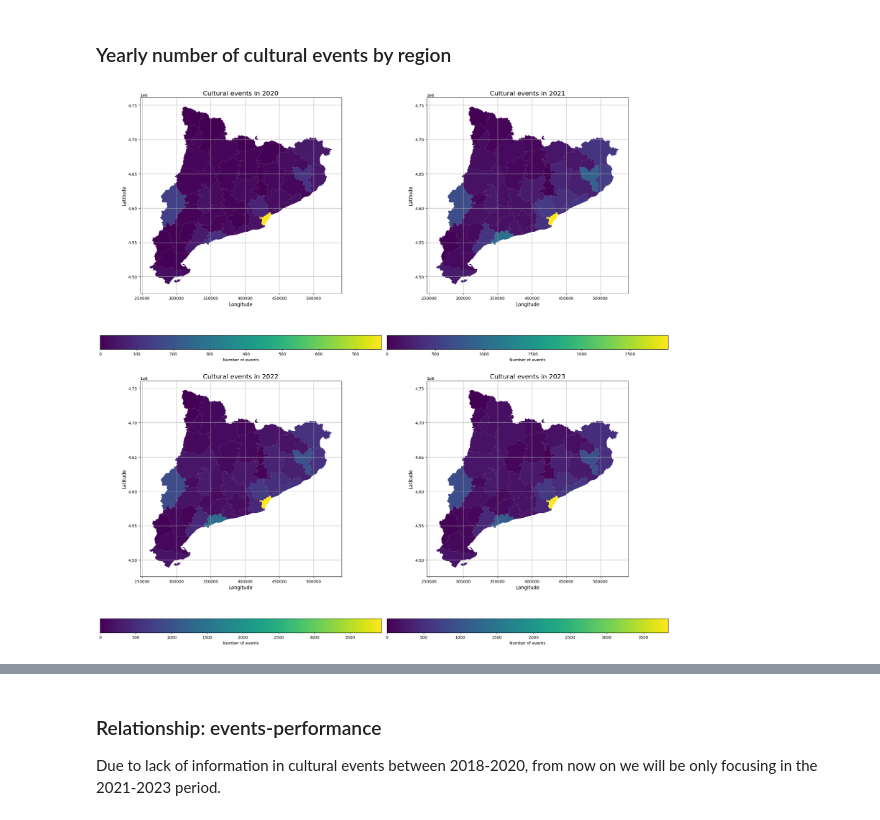
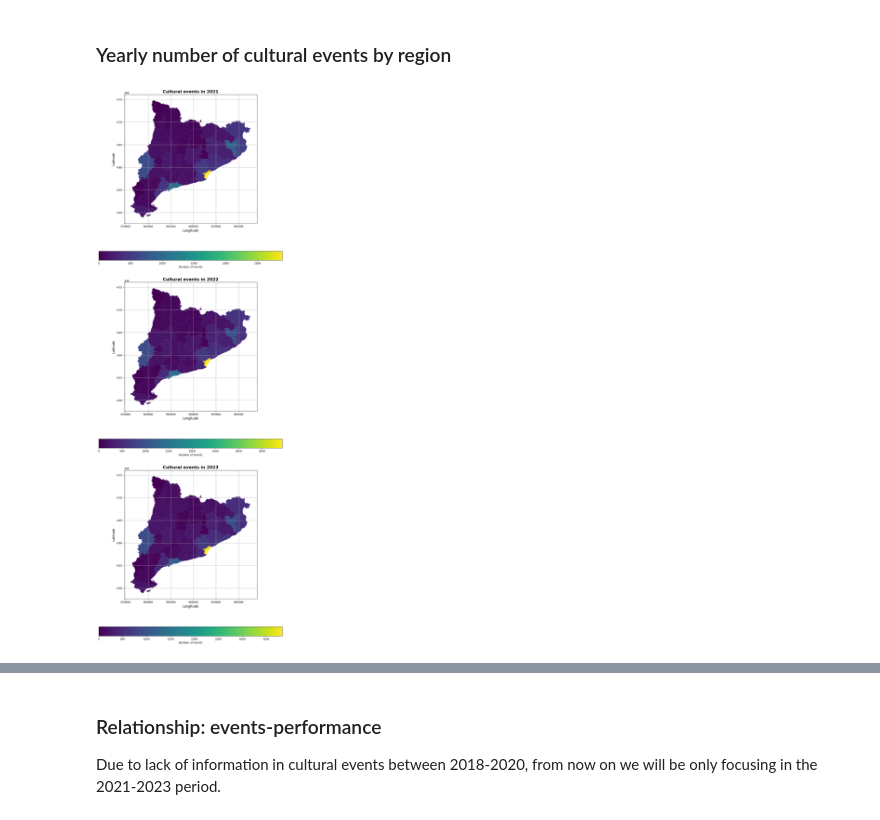
Before and after one commit to edejuan2002/avdm_Competecies, a Jupyter notebook: Performance vs cultural events/Cultura.ipynb, the cells around one changed output, grey strips where cells are left out. Drawn from its saved outputs; the diff is of its cells as text; code cells hidden in the pictures.

Commit message:
Final commit for the Cultura.ipyb

```diff
--- a/Performance vs cultural events/Cultura.ipynb
+++ b/Performance vs cultural events/Cultura.ipynb
@@ -242,8 +242,8 @@ maps = dir_list_cat[1]
 comarcas = gpd.read_file(f"../data/divisions-administratives/{maps}", crs="EPSG:4326")
 
 # Creating a subplot for each year
-years = [2020,2021, 2022, 2023]
-fig, axes = plt.subplots(2, 2, figsize=(20, 20))
+years = [2021, 2022, 2023]
+fig, axes = plt.subplots(3, 1, figsize=(10, 30))
 axes = axes.flatten()
 
 # Loop through each year and generate plots
@@ -261,35 +261,37 @@ for i, year in enumerate(years):
     df_year.loc[:, 'geometry'] = df_year.apply(lambda row: Point(row['longitud'], row['latitud']), axis=1)
     gdf_year = gpd.GeoDataFrame(df_year, geometry='geometry', crs='EPSG:4326')
 
 #Join comarques with the same name
     gdf_year = gdf_year.set_index('municipi').join(comarcas, how='left', rsuffix='_comarca')
     grouped = gdf_year.groupby(gdf_year.index).size().reset_index(name='event_count')
     grouped = grouped.rename(columns={'municipi': 'NOMCOMAR'})
 
 # Join with the shapefile
     comarcas = comarcas.reset_index().set_index('NOMCOMAR')
     grouped = grouped.set_index('NOMCOMAR')
     comarcas = comarcas.join(grouped, how='left')
     comarcas['event_count'] = comarcas['event_count'].fillna(0)
 
     comarcas = gpd.GeoDataFrame(comarcas, geometry='geometry')
 
 #Map
     ax = axes[i]
     comarcas.plot(column='event_count', ax=ax, legend=True,
                    legend_kwds={'label': "Number of events",  'spacing': "proportional", 'orientation': 'horizontal'},
                    cmap='viridis', missing_kwds={'color': 'lightgrey'})
 
 #Map settings
-    ax.set_title(f'Cultural events in {year}', fontsize=16)
+    ax.set_title(f'Cultural events in {year}', fontsize=16, fontweight = "bold")
     ax.set_xlabel('Longitude', fontsize=12)
     ax.set_ylabel('Latitude', fontsize =12)
     ax.grid(True)
 
 plt.tight_layout()
+
+plt.savefig("Mapa.png", format="png", dpi=300)
 plt.show()
 # %% [output]
-[figure, old version]
+[figure, new version]
 # %%
 #Maps in logarithmic scale, to visualize better the data above
 
```
Also changed, not shown: parts of 10 cells of this notebook, 8 other files.
